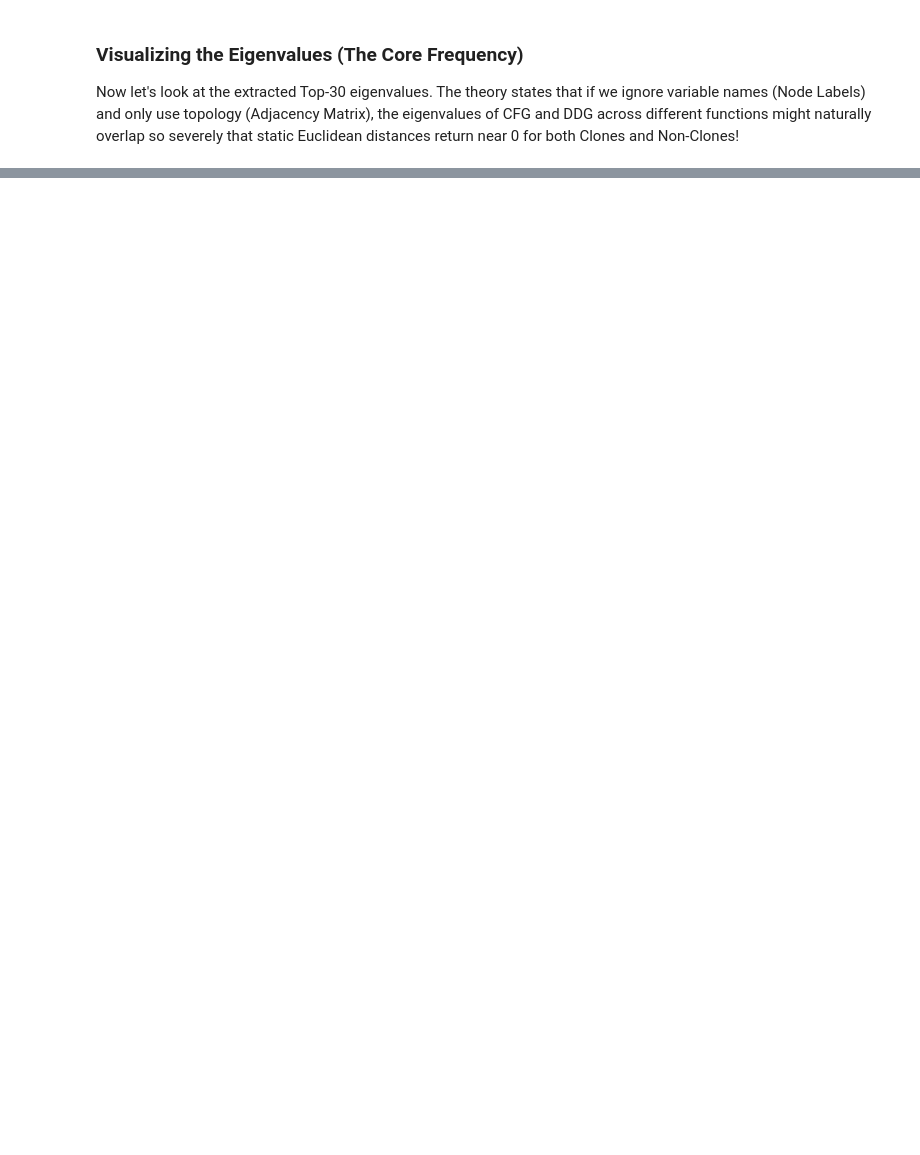
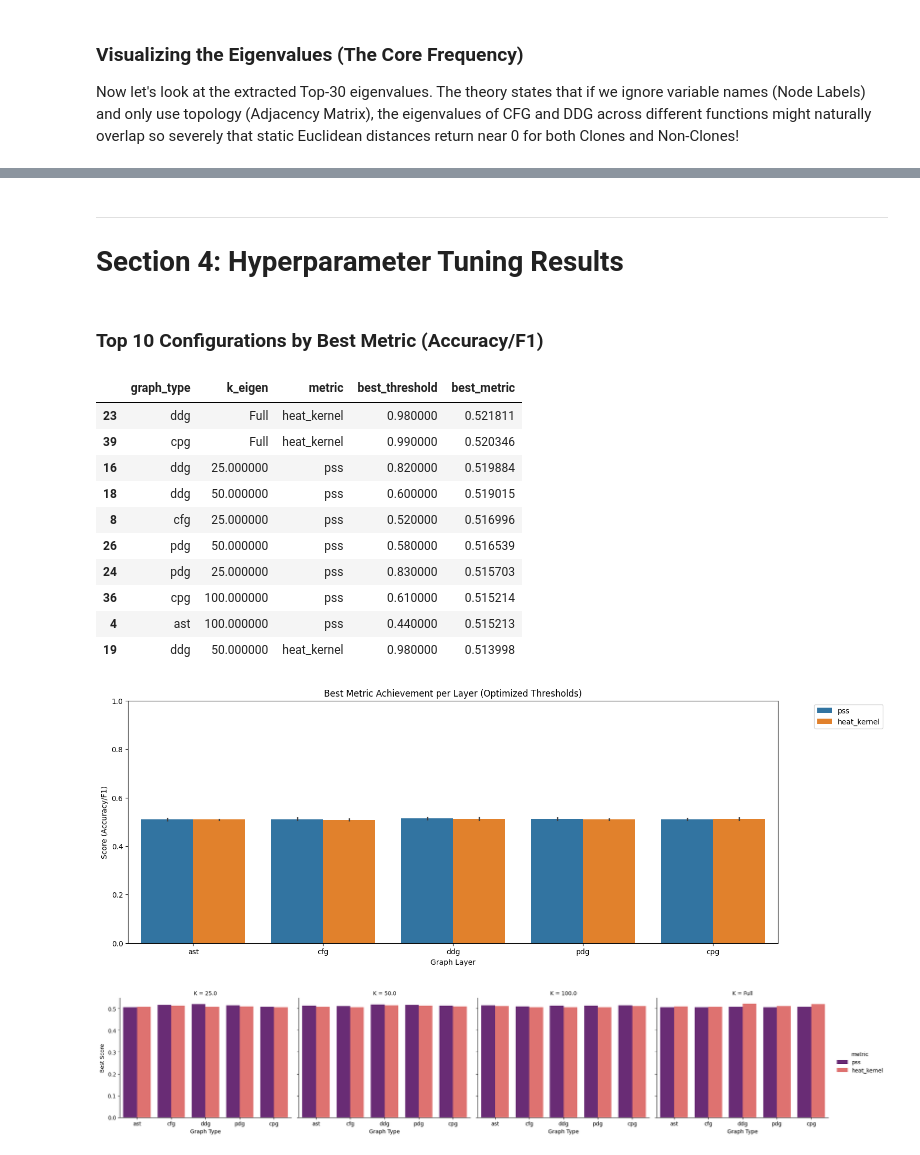
Before and after one commit to Knowledge4Software/Spectral-Software, a Jupyter notebook: notebooks/02_dashboard.ipynb, the cells around one changed output, grey strips where cells are left out. Cells and saved outputs as stored; diff of their text form; code cells hidden in the pictures; blank space fills up the shorter version.

```diff
--- a/notebooks/02_dashboard.ipynb
+++ b/notebooks/02_dashboard.ipynb
@@ -734,0 +707,56 @@ Instead of a predefined formula like PSS, we concatenate the Top-30 eigenvalues
+# %%
+import json
+from IPython.display import display, HTML
+# --- SECTION 4: THRESHOLD TUNING RESULTS ---
+display(HTML("<hr><h1>Section 4: Hyperparameter Tuning Results</h1>"))
+
+tuning_path = Path("C:/Users/koush/PyProjects/outputs/trained_models.json")
+if tuning_path.exists():
+    with open(tuning_path, "r") as f:
+        tuning_results = json.load(f)
+
+    tuning_df = pd.DataFrame(tuning_results)
+    tuning_df['k_eigen'] = tuning_df['k_eigen'].fillna('Full')
+    tuning_df['Configuration'] = tuning_df['graph_type'].str.upper() + " (K=" + tuning_df['k_eigen'].astype(str) + ")"
+
+    # Display Top 10 Configurations
+    display(HTML("<h3>Top 10 Configurations by Best Metric (Accuracy/F1)</h3>"))
+    top_models = tuning_df.sort_values('best_metric', ascending=False).head(10)
+    display(top_models[['graph_type', 'k_eigen', 'metric', 'best_threshold', 'best_metric']].style.background_gradient(cmap='Blues'))
+
+    # Plot Accuracy Comparison
+    plt.figure(figsize=(16, 6))
+    sns.barplot(data=tuning_df, x='graph_type', y='best_metric', hue='metric')
+    plt.title("Best Metric Achievement per Layer (Optimized Thresholds)")
+    plt.ylabel("Score (Accuracy/F1)")
+    plt.xlabel("Graph Layer")
+    plt.ylim(0, 1.0)
+    plt.legend(bbox_to_anchor=(1.05, 1), loc='upper left')
+    plt.show()
+
+    g = sns.catplot(
+        data=tuning_df, kind="bar",
+        x="graph_type", y="best_metric", hue="metric",
+        col="k_eigen", palette="magma", height=4, aspect=1.2
+    )
+    g.set_axis_labels("Graph Type", "Best Score")
+    g.set_titles("K = {col_name}")
+    plt.show()
+else:
+    print("tuning_models.json not found. Run pipeline 04 first.")
+# %% [output]
+Section 4: Hyperparameter Tuning Results
+Top 10 Configurations by Best Metric (Accuracy/F1)
+|  | graph_type | k_eigen | metric | best_threshold | best_metric |
+| 23 | ddg | Full | heat_kernel | 0.980000 | 0.521811 |
+| 39 | cpg | Full | heat_kernel | 0.990000 | 0.520346 |
+| 16 | ddg | 25.000000 | pss | 0.820000 | 0.519884 |
+| 18 | ddg | 50.000000 | pss | 0.600000 | 0.519015 |
+| 8 | cfg | 25.000000 | pss | 0.520000 | 0.516996 |
+| 26 | pdg | 50.000000 | pss | 0.580000 | 0.516539 |
+| 24 | pdg | 25.000000 | pss | 0.830000 | 0.515703 |
+| 36 | cpg | 100.000000 | pss | 0.610000 | 0.515214 |
+| 4 | ast | 100.000000 | pss | 0.440000 | 0.515213 |
+| 19 | ddg | 50.000000 | heat_kernel | 0.980000 | 0.513998 |
+[figure, added]
+[figure, added]
```
Also changed, not shown: parts of 17 cells of this notebook, 5 other files.
